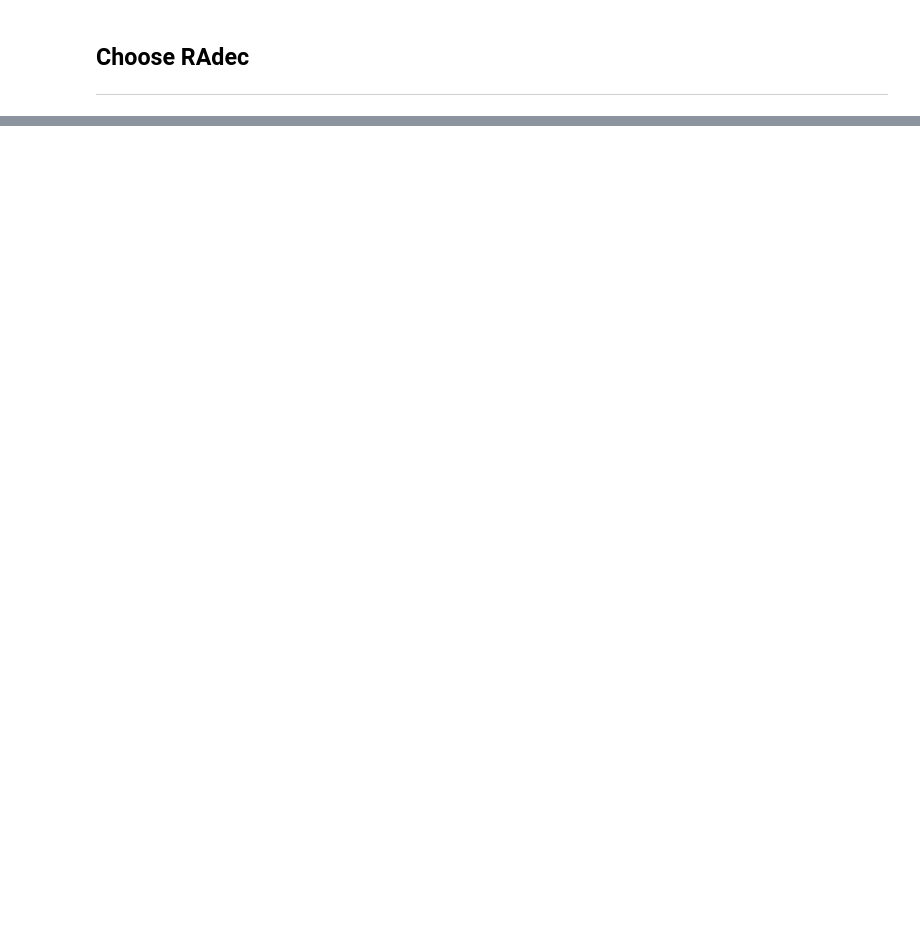
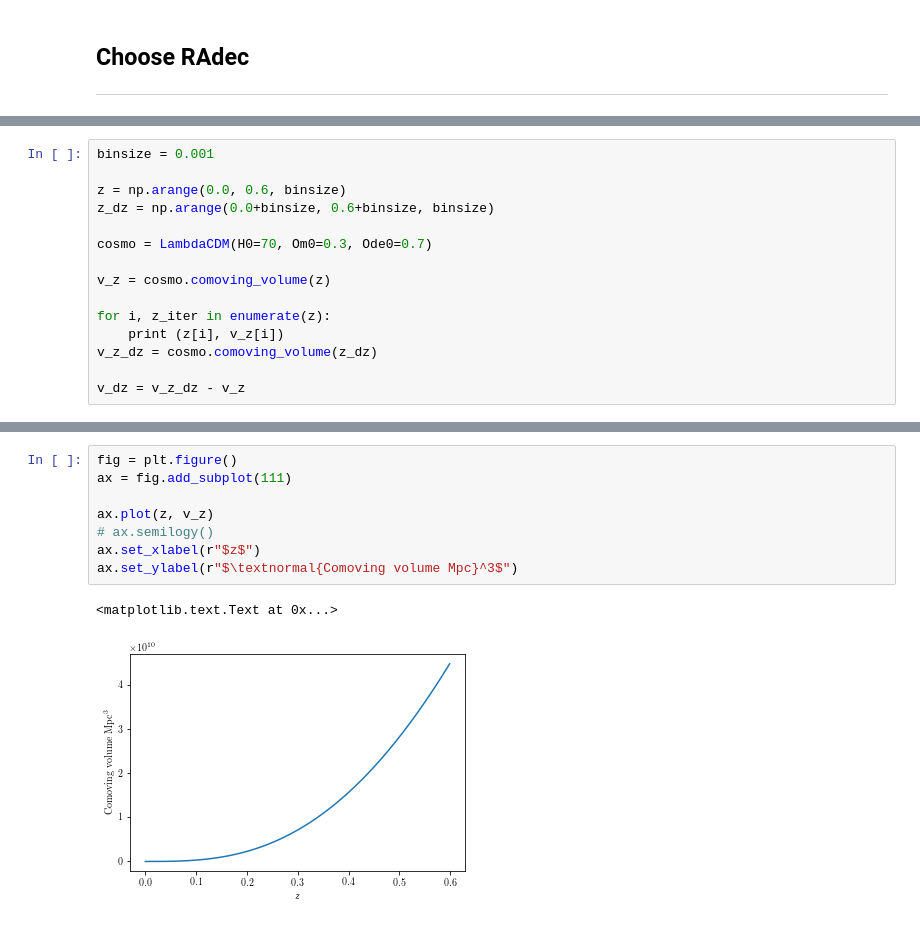
Before and after one commit to RobFirth/LSST_tools, a Jupyter notebook: lsst_tools/sims/notebooks/simulate_SDSS_SNe.ipynb, the cells around one changed output, grey strips where cells are left out. Drawn from its saved outputs; the diff is of its cells as text; blank space fills up the shorter version.

```diff
--- a/lsst_tools/sims/notebooks/simulate_SDSS_SNe.ipynb
+++ b/lsst_tools/sims/notebooks/simulate_SDSS_SNe.ipynb
@@ -184,0 +143,15 @@ lsstt.plot_position_points(c)
+# %%
+binsize = 0.001
+
+z = np.arange(0.0, 0.6, binsize)
+z_dz = np.arange(0.0+binsize, 0.6+binsize, binsize)
+
+cosmo = LambdaCDM(H0=70, Om0=0.3, Ode0=0.7)
+
+v_z = cosmo.comoving_volume(z)
+
+for i, z_iter in enumerate(z):
+    print (z[i], v_z[i])
+v_z_dz = cosmo.comoving_volume(z_dz)
+
+v_dz = v_z_dz - v_z
@@ -184,0 +176,11 @@ lsstt.plot_position_points(c)
+# %%
+fig = plt.figure()
+ax = fig.add_subplot(111)
+
+ax.plot(z, v_z)
+# ax.semilogy()
+ax.set_xlabel(r"$z$")
+ax.set_ylabel(r"$\textnormal{Comoving volume Mpc}^3$")
+# %% [output]
+<matplotlib.text.Text at 0x...>
+[figure, added]
```
Also changed, not shown: parts of 24 cells of this notebook, 6 other files.
